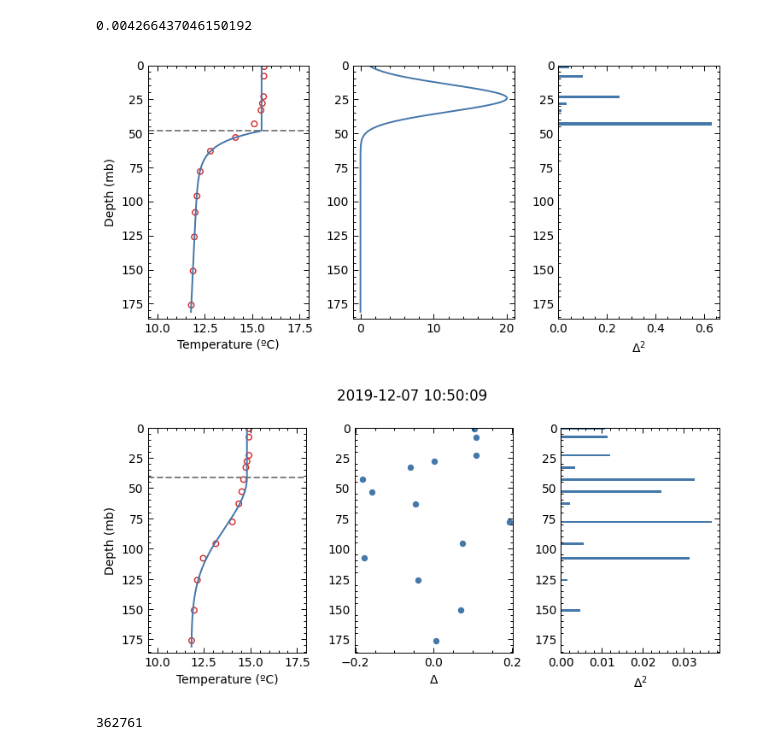
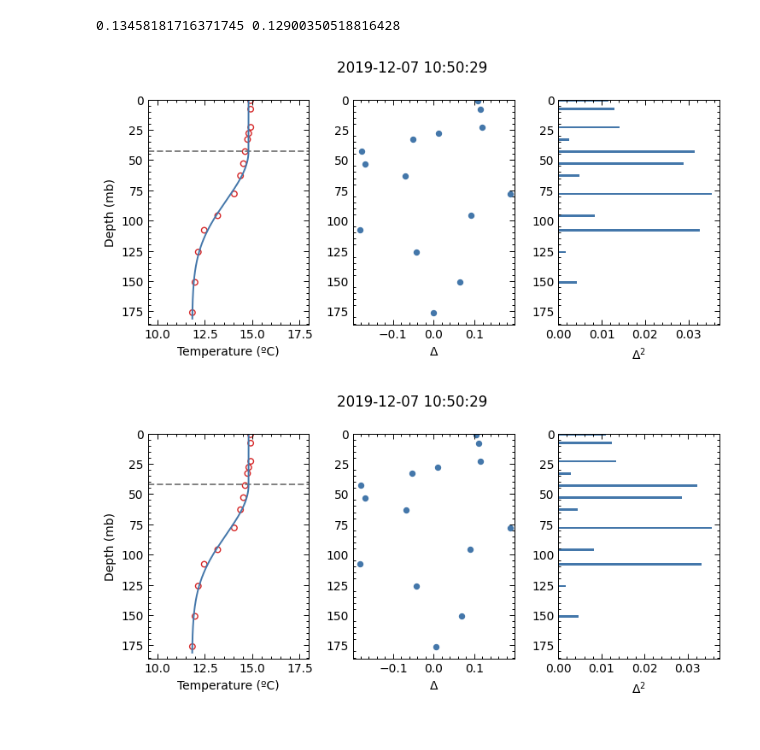
Before and after one commit to manufrn/TFG, a Jupyter notebook: notebooks/exploration_penalty_fitness.ipynb, the cells around one changed output. Saved outputs shown, nothing was run; the diff lists cells and outputs as text; code cells hidden in the pictures.

```diff
--- a/notebooks/exploration_penalty_fitness.ipynb
+++ b/notebooks/exploration_penalty_fitness.ipynb
@@ -68,2 +90,0 @@ print(fitness(df_fit, temp, pres, date1))
-# %%
-plot_RMS_fit(df_fit, temp, pres, 0)
@@ -105,10 +91,5 @@ def plot_modified_fitness(df, temp, pres, loc, MLD, a, c):
-# %%
-plot_modified_fitness(df_fit, temp, pres, loc, MLD, a, c)
-# %% [output]
-0.004266437046150192
-[figure, removed]
 # %%
-def find_em_series(df, temp, pres, glob_em, var):
+def find_em_series(df, temp, pres):
     MLD = np.array(df['D1'])
     SST = np.array(df['a1'])
     MLD_T = pres[:, None] <= MLD
@@ -120,11 +101,15 @@ def find_em_MLD(MLD_thermistors, SST):
     em = np.sqrt(np.sum(MLD_thermistors - SST)**2/len(MLD_thermistors))
     return em
 # %%
-em = find_em_series(df_fit, temp, pres, 1, 1)
+em = find_em_series(df_n, temp, pres)
+em_b = find_em_series(df_b, temp, pres)
 # %%
 index = np.where(em > 0.1)[0]
-plot_RMS_fit(df_fit, temp, pres, index[-500])
-print(date_to_iloc(df_fit, datetime(2019, 12, 7, 10, 50, 4)))
+n = -10
+print(em[index[-10]], em_b[index[-10]])
+plot_RMS_fit(df_n, temp, pres, index[-10])
+plot_RMS_fit(df_b, temp, pres, index[-10])
 # %% [output]
+0.13458181716371745 0.12900350518816428
-[figure, old version]
+[figure, new version]
-362761
+[figure, added]
```
Also changed, not shown: parts of 9 cells of this notebook, 10 other files.
